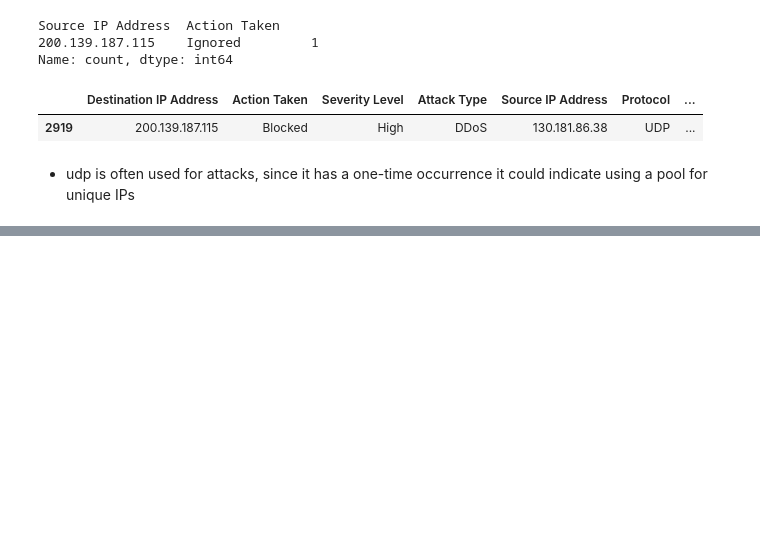
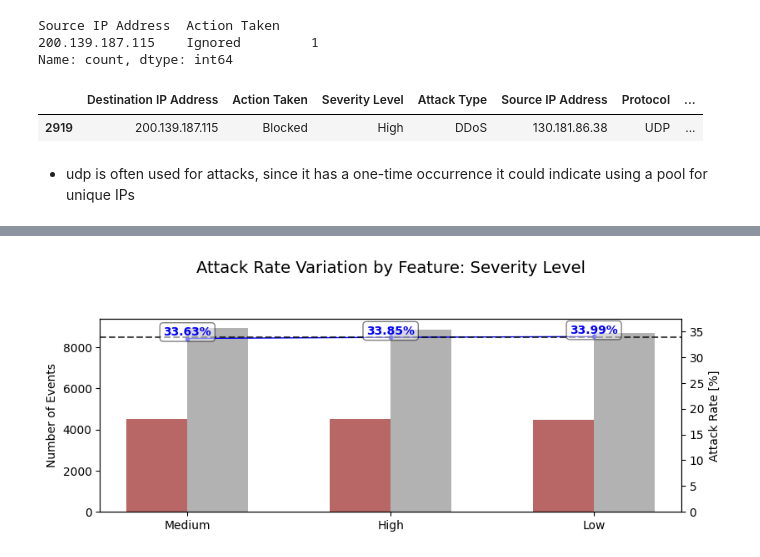
Before and after one commit to natfaria/cyberAttack, a Jupyter notebook: cyberattacks/notebooks/EDA.ipynb, the cells around one changed output, grey strips where cells are left out. Cells and saved outputs as stored; diff of their text form; code cells hidden in the pictures; blank space fills up the shorter version.

```diff
--- a/cyberattacks/notebooks/EDA.ipynb
+++ b/cyberattacks/notebooks/EDA.ipynb
@@ -547,0 +620,13 @@ blocked_ips
+# %%
+plot_attack_distribution(
+    df=df,
+    feature="Severity Level",
+    target_variable="Action_Flag",
+    attack_rate=df["Action_Flag"].mean(),
+    sort_values=True,
+    show_bar_labels=True,
+    show_line_labels=True,
+    figsize=(9,3)
+)
+# %% [output]
+[figure, added]
```
Also changed, not shown: parts of 13 cells of this notebook, 1 other file.
